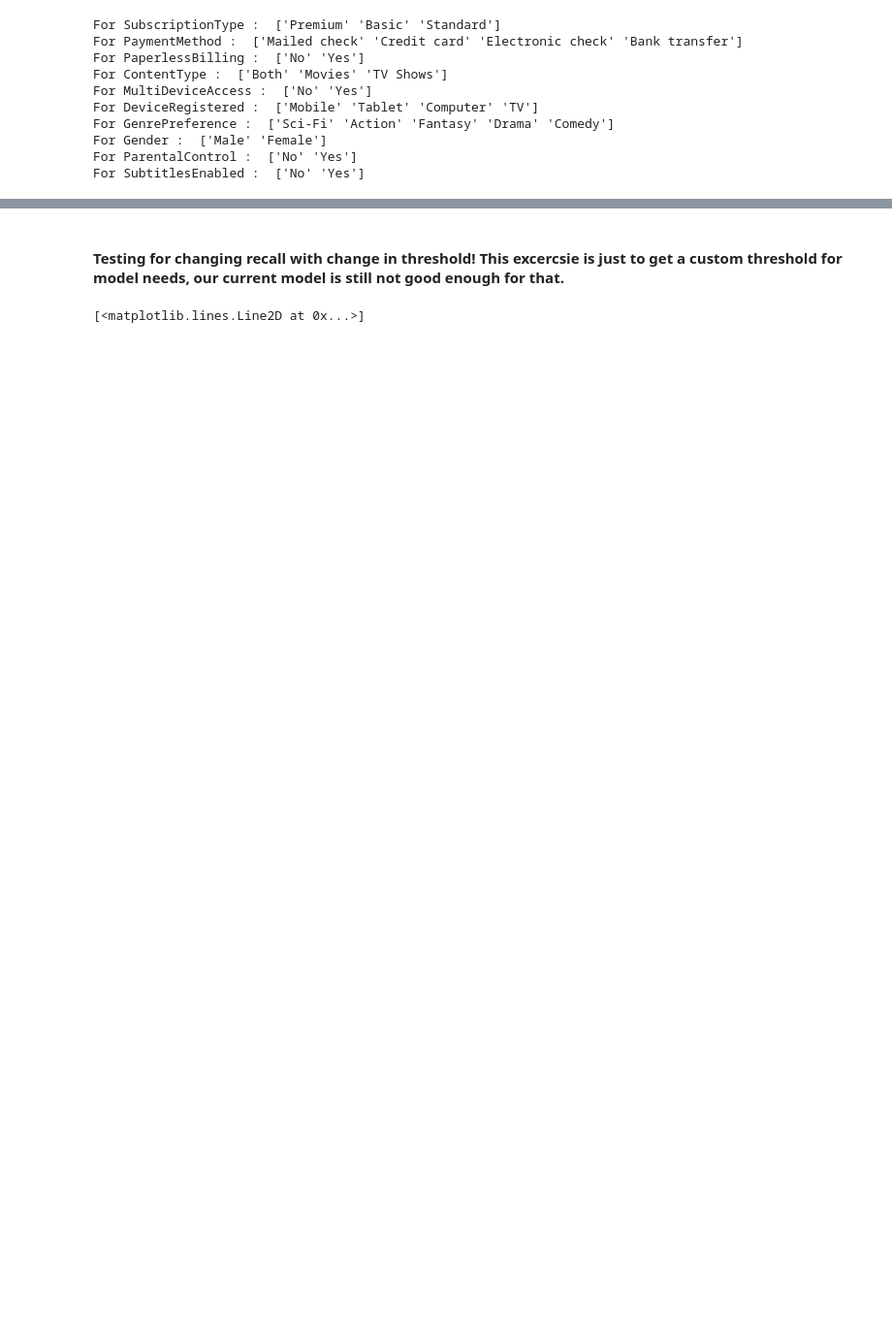
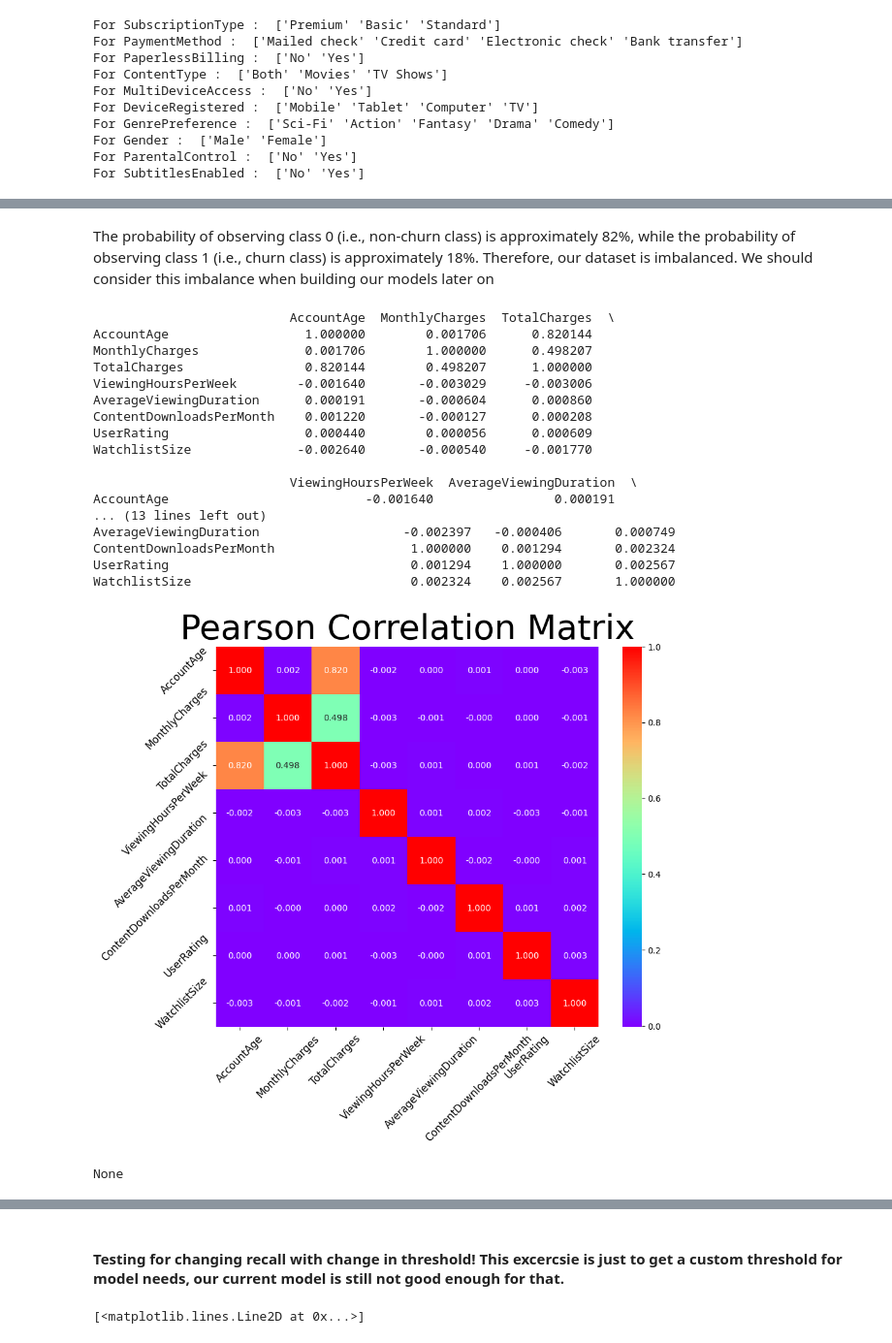
Before and after one commit to gappy401/Data-Challenges, a Jupyter notebook: Predictive Analytics for Customer Churn/Churn-Model.ipynb, the cells around one changed output, grey strips where cells are left out. Shown at 97% size. Cells and saved outputs as stored; diff of their text form; code cells hidden in the pictures; blank space fills up the shorter version.

```diff
--- a/Predictive Analytics for Customer Churn/Churn-Model.ipynb
+++ b/Predictive Analytics for Customer Churn/Churn-Model.ipynb
@@ -238,0 +495,38 @@ Name: Churn, Length: 99, dtype: int64
+# %% [markdown]
+The probability of observing class 0 (i.e., non-churn class) is approximately 82%, while the probability of observing class 1 (i.e., churn class) is approximately 18%. Therefore, our dataset is imbalanced. We should consider this imbalance when building our models later on
+# %%
+# Pearson Correlation Analysis for Numeric Variables
+def pearson_corr(dataframe, num_cols, plot=False):
+
+    print(dataframe[num_cols].corr())
+
+    if plot:
+        plt.figure(figsize=[10, 8])
+        sns.heatmap(data=dataframe[num_cols].corr(), annot=True, fmt=".3f",
+                    linecolor="pink", cmap="rainbow")
+        plt.xticks(rotation=45, fontsize=12)
+        plt.yticks(rotation=45, fontsize=12)
+        plt.title("Pearson Correlation Matrix", fontsize=40)
+        print(plt.show())
+
+pearson_corr(data, num_var, plot=True)
+# %% [output]
+                          AccountAge  MonthlyCharges  TotalCharges  \
+AccountAge                  1.000000        0.001706      0.820144
+MonthlyCharges              0.001706        1.000000      0.498207
+TotalCharges                0.820144        0.498207      1.000000
+ViewingHoursPerWeek        -0.001640       -0.003029     -0.003006
+AverageViewingDuration      0.000191       -0.000604      0.000860
+ContentDownloadsPerMonth    0.001220       -0.000127      0.000208
+UserRating                  0.000440        0.000056      0.000609
+WatchlistSize              -0.002640       -0.000540     -0.001770
+
+                          ViewingHoursPerWeek  AverageViewingDuration  \
+AccountAge                          -0.001640                0.000191
+... (13 lines left out)
+AverageViewingDuration                   -0.002397   -0.000406       0.000749
+ContentDownloadsPerMonth                  1.000000    0.001294       0.002324
+UserRating                                0.001294    1.000000       0.002567
+WatchlistSize                             0.002324    0.002567       1.000000
+[figure, added]
+None
```
Also changed, not shown: parts of 43 cells of this notebook, 3 other files.
